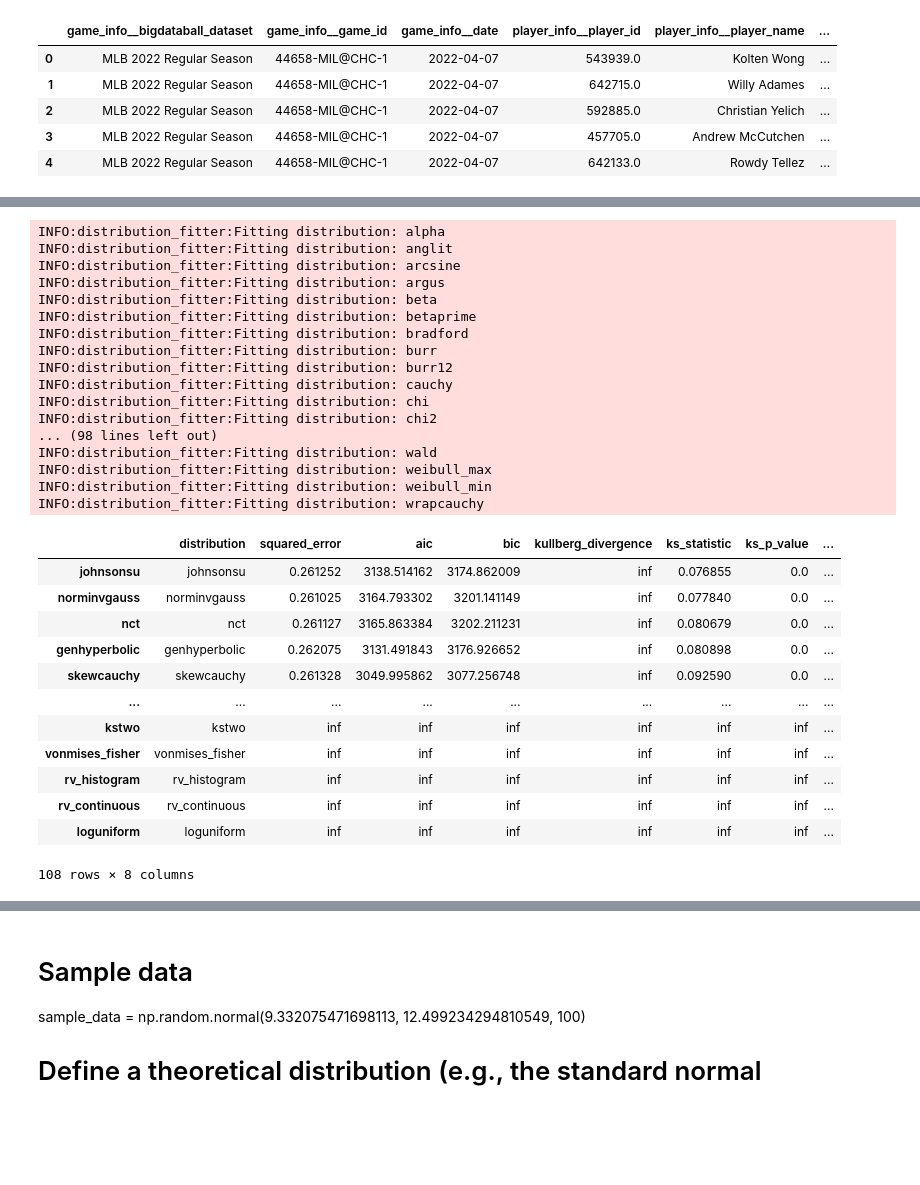
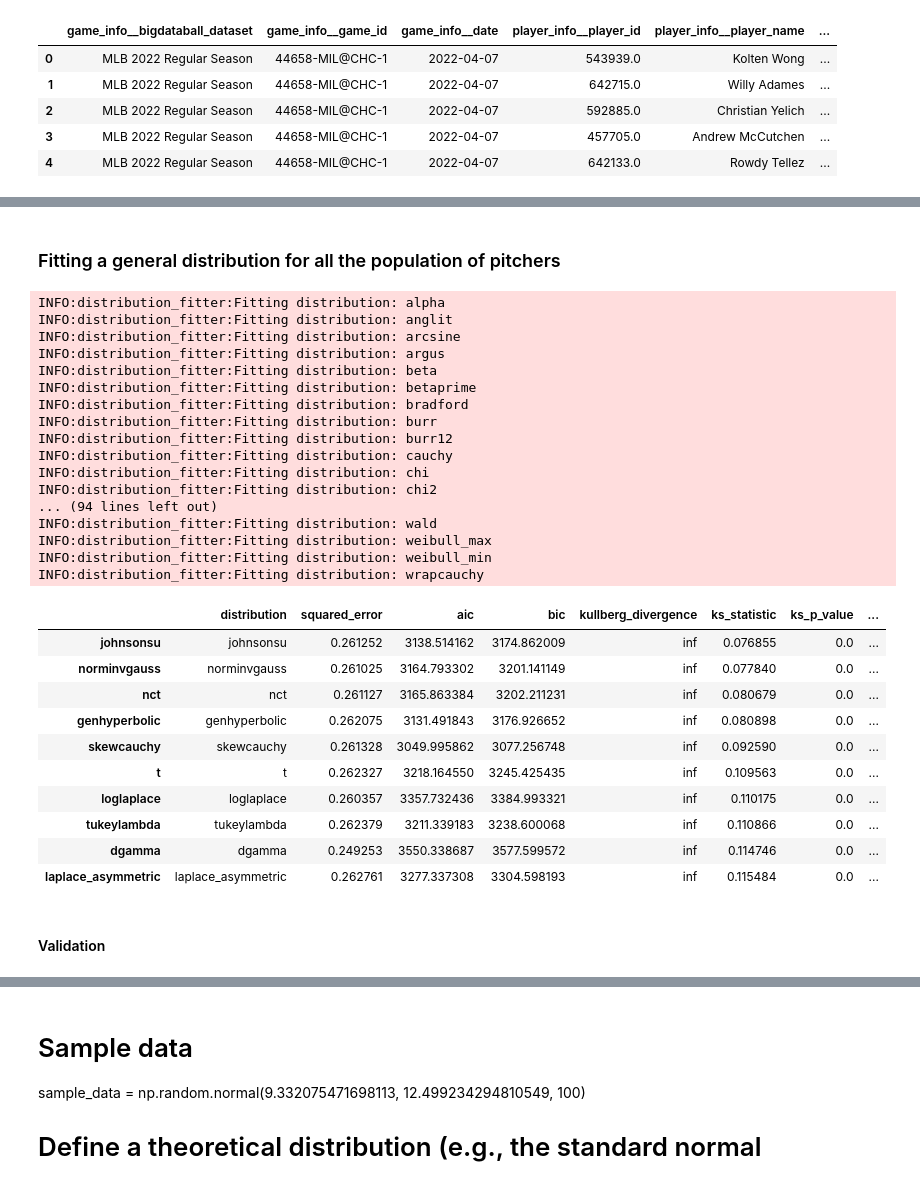
Before and after one commit to alcadavidro/statistical-simulation-tools, a Jupyter notebook: sample_fitter.ipynb, the cells around one changed output, grey strips where cells are left out. Cells and saved outputs as stored; diff of their text form; code cells hidden in the pictures; blank space fills up the shorter version.

Commit message:
Adding the distribution validator

```diff
--- a/sample_fitter.ipynb
+++ b/sample_fitter.ipynb
@@ -264,0 +289,2 @@ plt.show()
+# %%
+pitchers_df = pitchers_df.merge(right=statistics_by_pitcher)
@@ -265,15 +319,14 @@ plt.show()
+# %% [markdown]
+### Fitting a general distribution for all the population of pitchers
 # %%
-data = cleaned_mlb_df[
-(cleaned_mlb_df.position__draftkings == "P") &
-(~cleaned_mlb_df['fantasy_points__fanduel'].isna())
-]['fantasy_points__fanduel']
+data = pitchers_df['fantasy_points__fanduel']
 # %%
-distribution_fitter = DistributionFitter(
-    distributions=[dist for dist in get_distributions() if dist not in ["levy_stable", "studentized_range"]],
+pitchers_distribution_fitter = DistributionFitter(
+    distributions=[dist for dist in get_distributions() if dist not in ["levy_stable", "studentized_range", "erlang", "lognorm", "loguniform"]],
     bins=sturges_bins(data)
 )
 # %%
-distribution_fitter.fit(data)
+pitchers_distribution_fitter.fit(data)
 # %% [output]
 INFO:distribution_fitter:Fitting distribution: alpha
 INFO:distribution_fitter:Fitting distribution: anglit
@@ -287,24 +340,24 @@ INFO:distribution_fitter:Fitting distribution: burr12
 INFO:distribution_fitter:Fitting distribution: cauchy
 INFO:distribution_fitter:Fitting distribution: chi
 INFO:distribution_fitter:Fitting distribution: chi2
-... (98 lines left out)
+... (94 lines left out)
 INFO:distribution_fitter:Fitting distribution: wald
 INFO:distribution_fitter:Fitting distribution: weibull_max
 INFO:distribution_fitter:Fitting distribution: weibull_min
 INFO:distribution_fitter:Fitting distribution: wrapcauchy
 # %%
-distribution_fitter.summary(sort_by="ks_statistic")
+pitchers_distribution_fitter.summary(sort_by="ks_statistic", top_n=10)
 # %% [output]
 |  | distribution | squared_error | aic | bic | kullberg_divergence | ks_statistic | ks_p_value | ... |
 | johnsonsu | johnsonsu | 0.261252 | 3138.514162 | 3174.862009 | inf | 0.076855 | 0.0 | ... |
 | norminvgauss | norminvgauss | 0.261025 | 3164.793302 | 3201.141149 | inf | 0.077840 | 0.0 | ... |
 | nct | nct | 0.261127 | 3165.863384 | 3202.211231 | inf | 0.080679 | 0.0 | ... |
 | genhyperbolic | genhyperbolic | 0.262075 | 3131.491843 | 3176.926652 | inf | 0.080898 | 0.0 | ... |
 | skewcauchy | skewcauchy | 0.261328 | 3049.995862 | 3077.256748 | inf | 0.092590 | 0.0 | ... |
-| ... | ... | ... | ... | ... | ... | ... | ... | ... |
-| kstwo | kstwo | inf | inf | inf | inf | inf | inf | ... |
-| vonmises_fisher | vonmises_fisher | inf | inf | inf | inf | inf | inf | ... |
-| rv_histogram | rv_histogram | inf | inf | inf | inf | inf | inf | ... |
-| rv_continuous | rv_continuous | inf | inf | inf | inf | inf | inf | ... |
-| loguniform | loguniform | inf | inf | inf | inf | inf | inf | ... |
+| t | t | 0.262327 | 3218.164550 | 3245.425435 | inf | 0.109563 | 0.0 | ... |
+| loglaplace | loglaplace | 0.260357 | 3357.732436 | 3384.993321 | inf | 0.110175 | 0.0 | ... |
+| tukeylambda | tukeylambda | 0.262379 | 3211.339183 | 3238.600068 | inf | 0.110866 | 0.0 | ... |
+| dgamma | dgamma | 0.249253 | 3550.338687 | 3577.599572 | inf | 0.114746 | 0.0 | ... |
+| laplace_asymmetric | laplace_asymmetric | 0.262761 | 3277.337308 | 3304.598193 | inf | 0.115484 | 0.0 | ... |
-108 rows × 8 columns
+# %% [markdown]
+#### Validation
```
Also changed, not shown: parts of 18 cells of this notebook, 2 other files.
